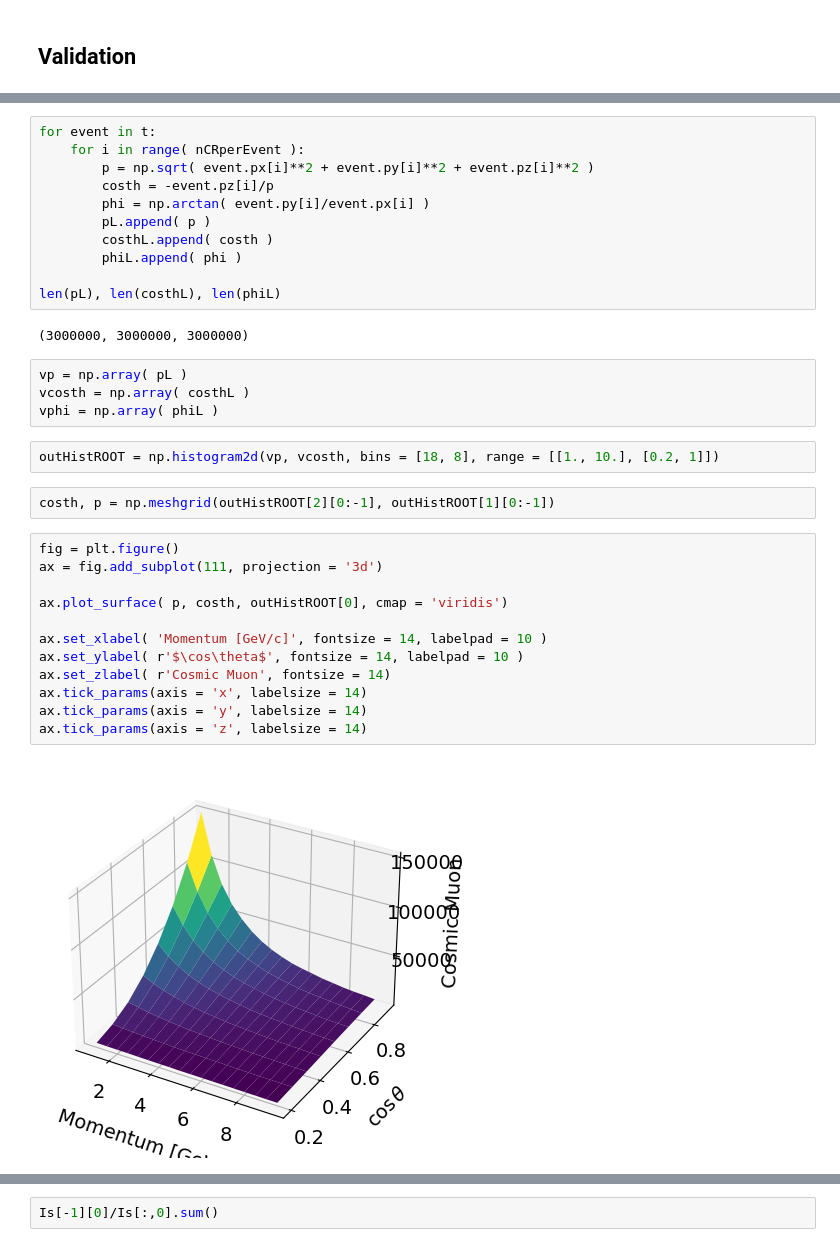
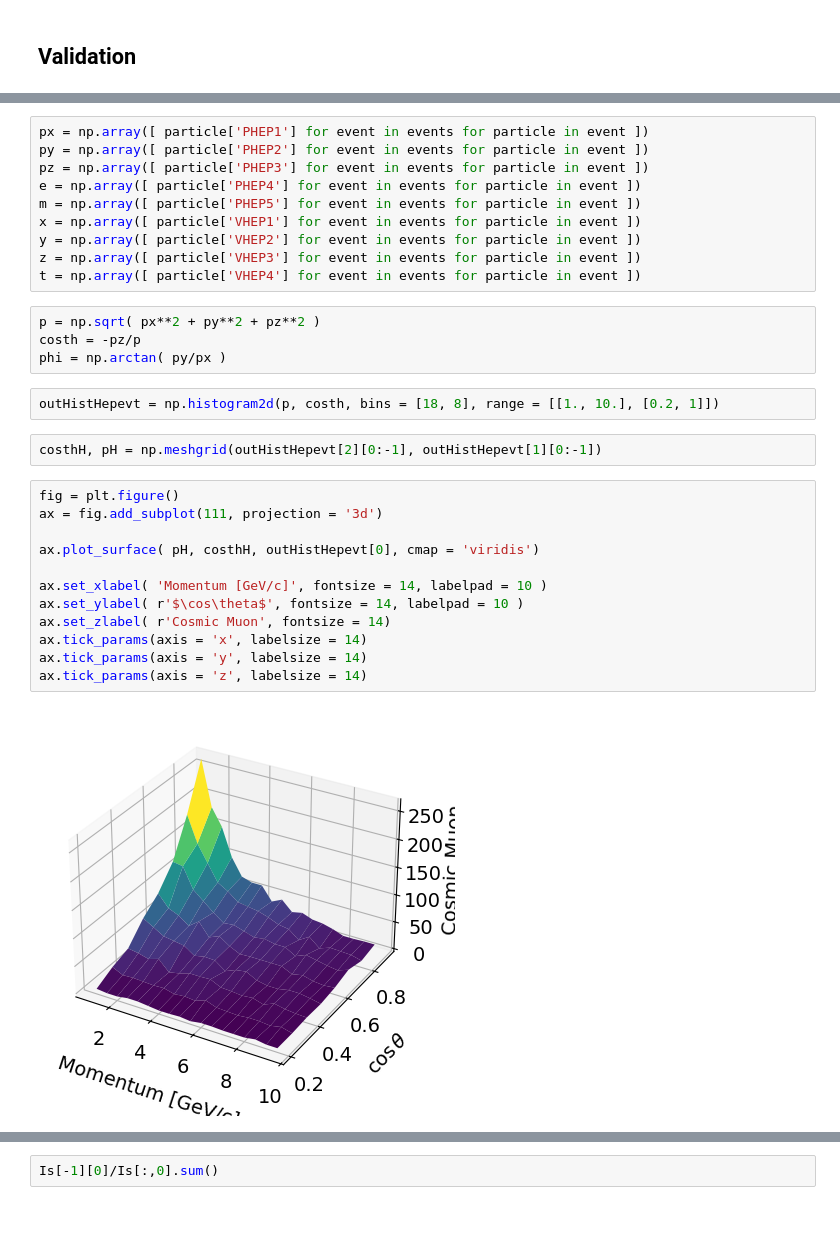
Before and after one commit to yuntsebaryon/SNeNDSens, a Jupyter notebook: MCProd/Cosmics/CreateGEANT4InputCosmicsShort.ipynb, the cells around one changed output, grey strips where cells are left out. Cells and saved outputs as stored; diff of their text form; blank space fills up the shorter version.

Commit message:
create cosmic muon events

```diff
--- a/MCProd/Cosmics/CreateGEANT4InputCosmicsShort.ipynb
+++ b/MCProd/Cosmics/CreateGEANT4InputCosmicsShort.ipynb
@@ -292,38 +373,35 @@ phiL = []
+# %%
+px = np.array([ particle['PHEP1'] for event in events for particle in event ])
+py = np.array([ particle['PHEP2'] for event in events for particle in event ])
+pz = np.array([ particle['PHEP3'] for event in events for particle in event ])
+e = np.array([ particle['PHEP4'] for event in events for particle in event ])
+m = np.array([ particle['PHEP5'] for event in events for particle in event ])
+x = np.array([ particle['VHEP1'] for event in events for particle in event ])
+y = np.array([ particle['VHEP2'] for event in events for particle in event ])
+z = np.array([ particle['VHEP3'] for event in events for particle in event ])
+t = np.array([ particle['VHEP4'] for event in events for particle in event ])
 # %%
-for event in t:
-    for i in range( nCRperEvent ):
-        p = np.sqrt( event.px[i]**2 + event.py[i]**2 + event.pz[i]**2 )
-        costh = -event.pz[i]/p
-        phi = np.arctan( event.py[i]/event.px[i] )
-        pL.append( p )
-        costhL.append( costh )
-        phiL.append( phi )
-
-len(pL), len(costhL), len(phiL)
+p = np.sqrt( px**2 + py**2 + pz**2 )
+costh = -pz/p
+phi = np.arctan( py/px )
-# %% [output]
-(3000000, 3000000, 3000000)
-# %%
-vp = np.array( pL )
-vcosth = np.array( costhL )
-vphi = np.array( phiL )
 # %%
-outHistROOT = np.histogram2d(vp, vcosth, bins = [18, 8], range = [[1., 10.], [0.2, 1]])
+outHistHepevt = np.histogram2d(p, costh, bins = [18, 8], range = [[1., 10.], [0.2, 1]])
 # %%
-costh, p = np.meshgrid(outHistROOT[2][0:-1], outHistROOT[1][0:-1])
+costhH, pH = np.meshgrid(outHistHepevt[2][0:-1], outHistHepevt[1][0:-1])
 # %%
 fig = plt.figure()
 ax = fig.add_subplot(111, projection = '3d')
 
-ax.plot_surface( p, costh, outHistROOT[0], cmap = 'viridis')
+ax.plot_surface( pH, costhH, outHistHepevt[0], cmap = 'viridis')
 
 ax.set_xlabel( 'Momentum [GeV/c]', fontsize = 14, labelpad = 10 )
 ax.set_ylabel( r'$\cos\theta$', fontsize = 14, labelpad = 10 )
 ax.set_zlabel( r'Cosmic Muon', fontsize = 14)
 ax.tick_params(axis = 'x', labelsize = 14)
 ax.tick_params(axis = 'y', labelsize = 14)
 ax.tick_params(axis = 'z', labelsize = 14)
 # %% [output]
-[figure, old version]
+[figure, new version]
 # %%
 fig = plt.figure()
 ax = fig.add_subplot(111, projection = '3d')
```
Also changed, not shown: parts of 25 cells of this notebook.
